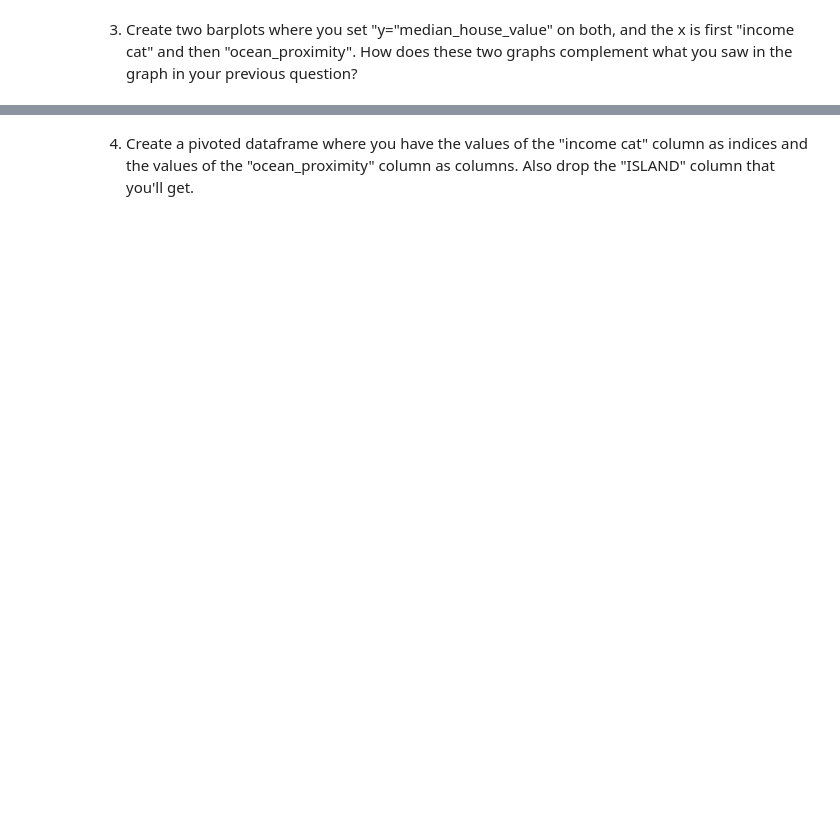
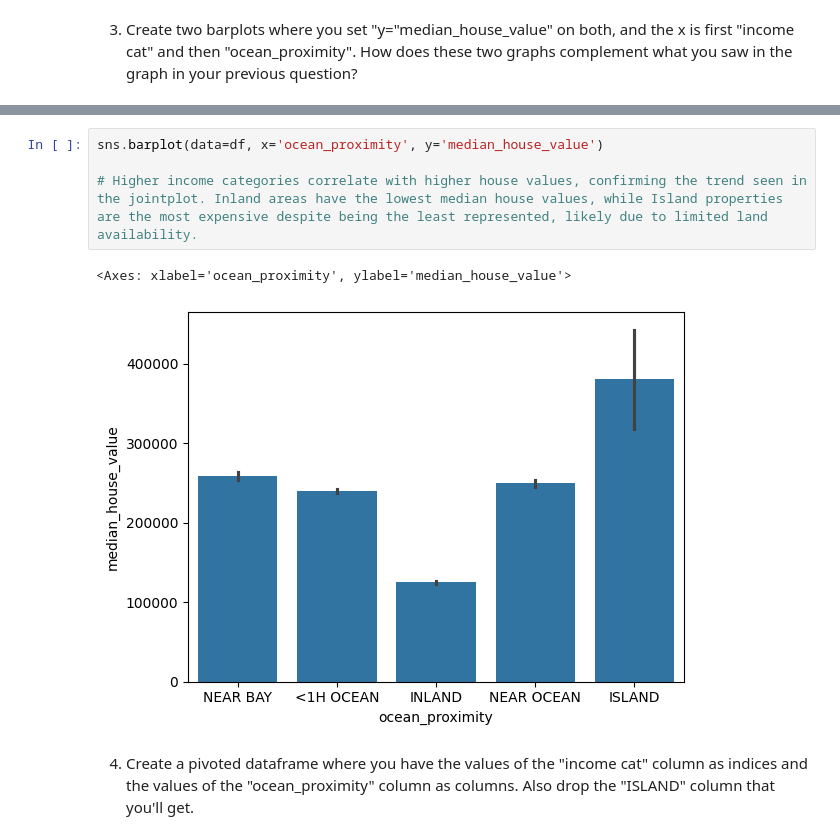
Before and after one commit to ironhack-labs/lab-ml-and-linear-regression, a Jupyter notebook: your-code/main.ipynb, the cells around one changed output, grey strips where cells are left out. Saved outputs shown, nothing was run; the diff lists cells and outputs as text; blank space fills up the shorter version.

```diff
--- a/your-code/main.ipynb
+++ b/your-code/main.ipynb
@@ -230,2 +244,9 @@ sns.jointplot(x='median_house_value', y='median_income', data=df, kind='kde');
+# %%
+sns.barplot(data=df, x='ocean_proximity', y='median_house_value')
+
+# Higher income categories correlate with higher house values, confirming the trend seen in the jointplot. Inland areas have the lowest median house values, while Island properties are the most expensive despite being the least represented, likely due to limited land availability.
+# %% [output]
+<Axes: xlabel='ocean_proximity', ylabel='median_house_value'>
+[figure, added]
 # %% [markdown]
 4. Create a pivoted dataframe where you have the values of the "income cat" column as indices and the values of the "ocean_proximity" column as columns. Also drop the "ISLAND" column that you'll get.
```
Also changed, not shown: parts of 27 cells of this notebook, 1 other file.
